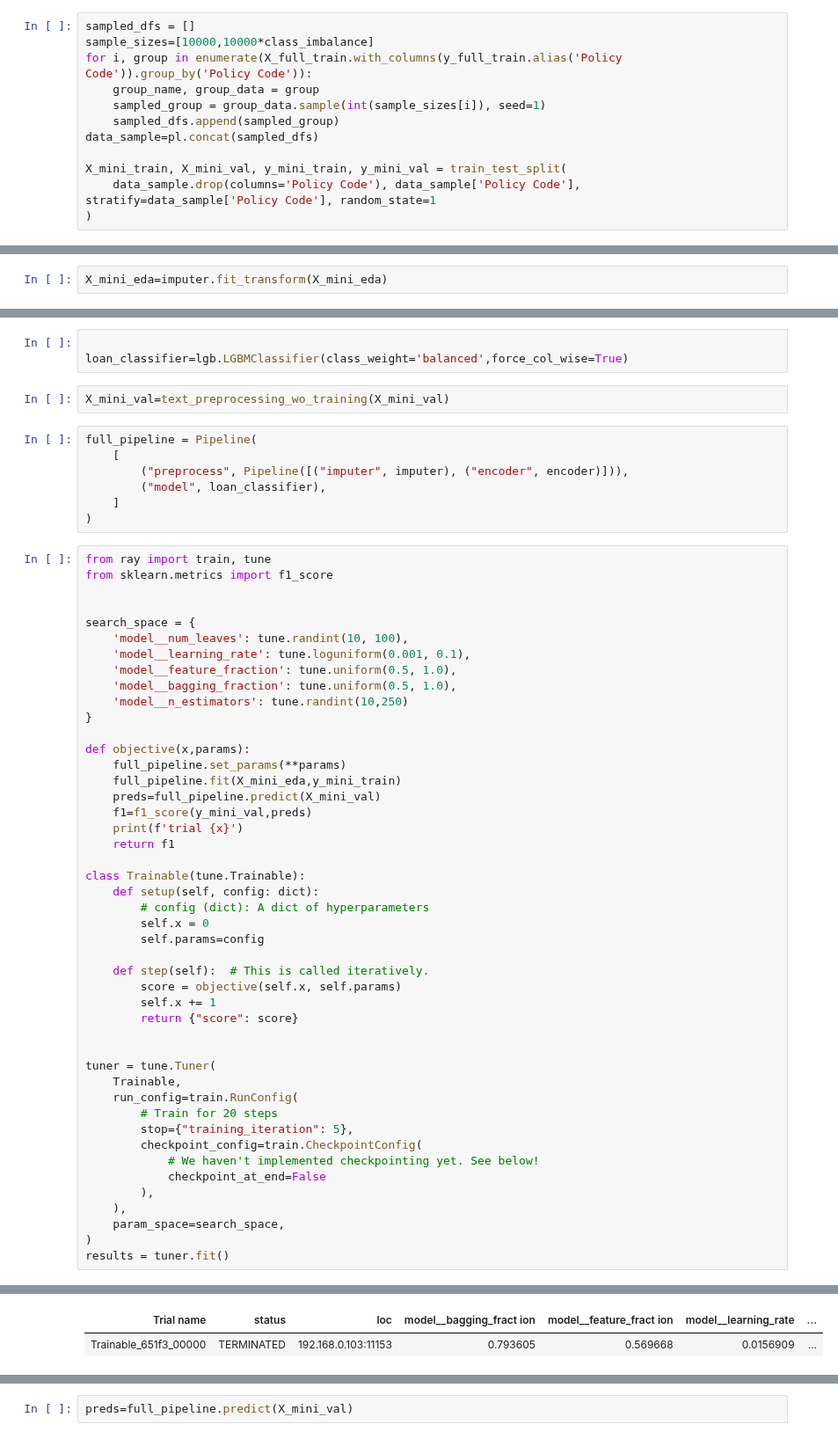
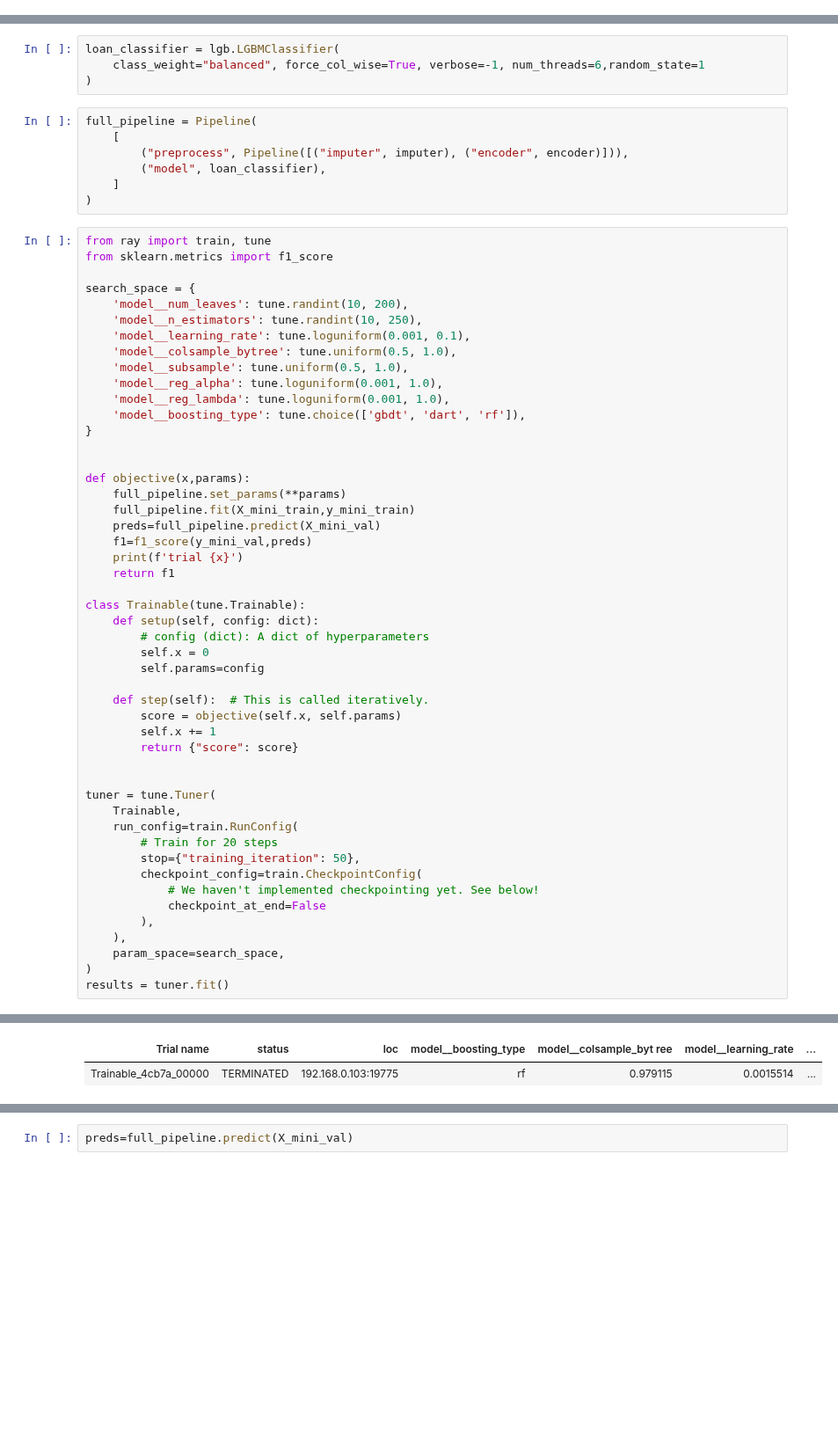
Before and after one commit to gediminas-skvarnavicius/lending-club, a Jupyter notebook: analysis.ipynb, the cells around one changed output, grey strips where cells are left out. Shown at 88% size. Cells and saved outputs as stored; diff of their text form; blank space fills up the shorter version.

```diff
--- a/analysis.ipynb
+++ b/analysis.ipynb
@@ -127,14 +40,2 @@ X_full_val, X_full_test, y_full_val, y_full_test = train_test_split(
-# %%
-sampled_dfs = []
-sample_sizes=[10000,10000*class_imbalance]
-for i, group in enumerate(X_full_train.with_columns(y_full_train.alias('Policy Code')).group_by('Policy Code')):
-    group_name, group_data = group
-    sampled_group = group_data.sample(int(sample_sizes[i]), seed=1)
-    sampled_dfs.append(sampled_group)
-data_sample=pl.concat(sampled_dfs)
-
-X_mini_train, X_mini_val, y_mini_train, y_mini_val = train_test_split(
-    data_sample.drop(columns='Policy Code'), data_sample['Policy Code'], stratify=data_sample['Policy Code'], random_state=1
-)
 # %% [markdown]
 # stop here
@@ -189,2 +55,0 @@ imputer = tr.PolarsColumnTransformer(
-# %%
-X_mini_eda=imputer.fit_transform(X_mini_eda)
@@ -365,10 +87,9 @@ encoder = tr.PolarsColumnTransformer(
     ]
 )
 # %%
-
-loan_classifier=lgb.LGBMClassifier(class_weight='balanced',force_col_wise=True)
+loan_classifier = lgb.LGBMClassifier(
+    class_weight="balanced", force_col_wise=True, verbose=-1, num_threads=6,random_state=1
+)
-# %%
-X_mini_val=text_preprocessing_wo_training(X_mini_val)
 # %%
 full_pipeline = Pipeline(
     [
@@ -380,18 +101,21 @@ full_pipeline = Pipeline(
 from ray import train, tune
 from sklearn.metrics import f1_score
 
+search_space = {
+    'model__num_leaves': tune.randint(10, 200),
+    'model__n_estimators': tune.randint(10, 250),
+    'model__learning_rate': tune.loguniform(0.001, 0.1),
+    'model__colsample_bytree': tune.uniform(0.5, 1.0),
+    'model__subsample': tune.uniform(0.5, 1.0),
+    'model__reg_alpha': tune.loguniform(0.001, 1.0),
+    'model__reg_lambda': tune.loguniform(0.001, 1.0),
+    'model__boosting_type': tune.choice(['gbdt', 'dart', 'rf']),
+}
 
-search_space = {
-    'model__num_leaves': tune.randint(10, 100),
-    'model__learning_rate': tune.loguniform(0.001, 0.1),
-    'model__feature_fraction': tune.uniform(0.5, 1.0),
-    'model__bagging_fraction': tune.uniform(0.5, 1.0),
-    'model__n_estimators': tune.randint(10,250)
-}
 
 def objective(x,params):
     full_pipeline.set_params(**params)
-    full_pipeline.fit(X_mini_eda,y_mini_train)
+    full_pipeline.fit(X_mini_train,y_mini_train)
     preds=full_pipeline.predict(X_mini_val)
     f1=f1_score(y_mini_val,preds)
     print(f'trial {x}')
@@ -413,7 +137,7 @@ tuner = tune.Tuner(
     Trainable,
     run_config=train.RunConfig(
         # Train for 20 steps
-        stop={"training_iteration": 5},
+        stop={"training_iteration": 50},
         checkpoint_config=train.CheckpointConfig(
             # We haven't implemented checkpointing yet. See below!
             checkpoint_at_end=False
@@ -430,6 +154,6 @@ Tune Status
 System Info
 Using FIFO scheduling algorithm.
 Logical resource usage: 1.0/12 CPUs, 0/1 GPUs (0.0/1.0 accelerator_type:G)
 Trial Status
-| Trial name | status | loc | model__bagging_fract ion | model__feature_fract ion | model__learning_rate | ... |
-| Trainable_651f3_00000 | TERMINATED | 192.168.0.103:11153 | 0.793605 | 0.569668 | 0.0156909 | ... |
+| Trial name | status | loc | model__boosting_type | model__colsample_byt ree | model__learning_rate | ... |
+| Trainable_4cb7a_00000 | TERMINATED | 192.168.0.103:19775 | rf | 0.979115 | 0.0015514 | ... |
```
Also changed, not shown: parts of 50 cells of this notebook, 3 other files.
